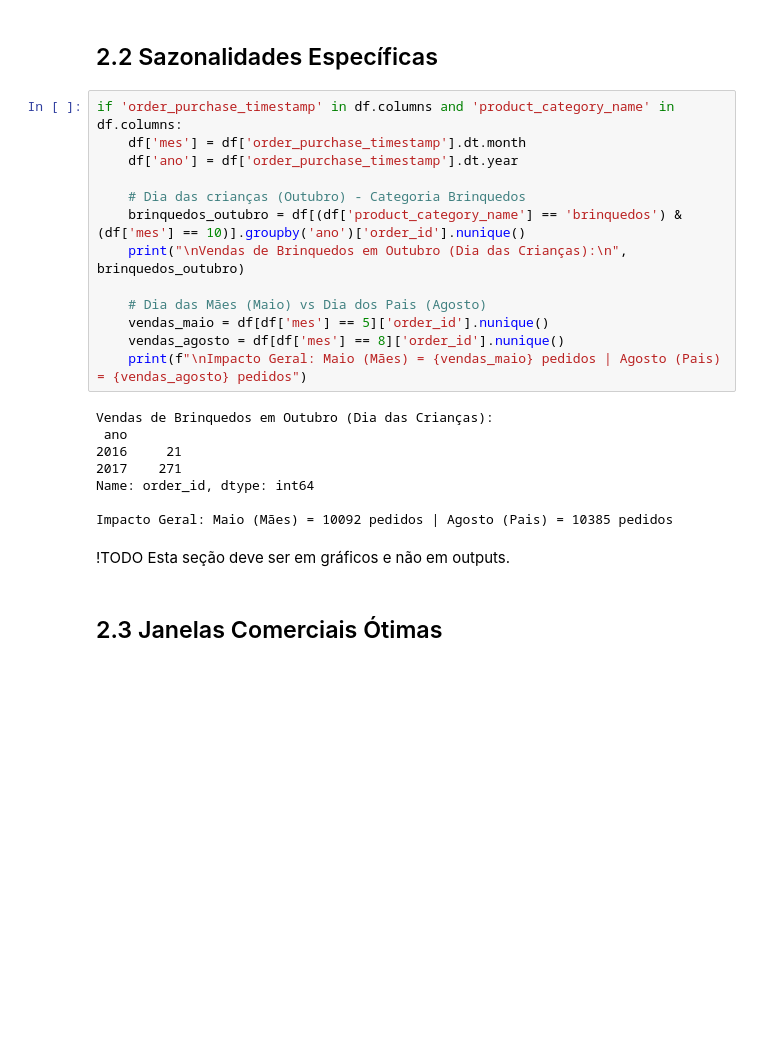
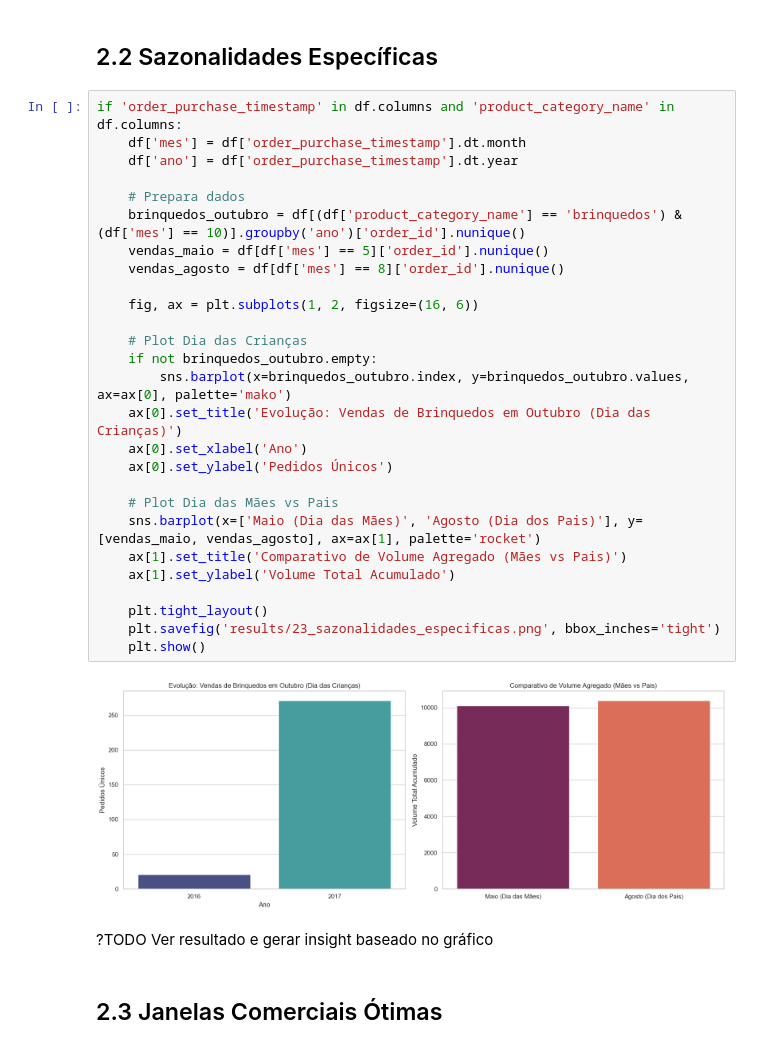
Before and after one commit to NikolasTesch/DesafioRadar, a Jupyter notebook: notebooks/main_analysis.ipynb, the cells around one changed output. Saved outputs shown, nothing was run; the diff lists cells and outputs as text; blank space fills up the shorter version.

Commit message:
hotfix: Adding insights to the analysis, 80% complete

```diff
--- a/notebooks/main_analysis.ipynb
+++ b/notebooks/main_analysis.ipynb
@@ -159,28 +163,36 @@ if 'order_purchase_timestamp' in df.columns:
 # %% [markdown]
 ## 2.2 Sazonalidades Específicas
-# %%
-if 'order_purchase_timestamp' in df.columns and 'product_category_name' in df.columns:
-    df['mes'] = df['order_purchase_timestamp'].dt.month
-    df['ano'] = df['order_purchase_timestamp'].dt.year
-
-    # Dia das crianças (Outubro) - Categoria Brinquedos
-    brinquedos_outubro = df[(df['product_category_name'] == 'brinquedos') & (df['mes'] == 10)].groupby('ano')['order_id'].nunique()
-    print("\nVendas de Brinquedos em Outubro (Dia das Crianças):\n", brinquedos_outubro)
-
-    # Dia das Mães (Maio) vs Dia dos Pais (Agosto)
-    vendas_maio = df[df['mes'] == 5]['order_id'].nunique()
-    vendas_agosto = df[df['mes'] == 8]['order_id'].nunique()
-    print(f"\nImpacto Geral: Maio (Mães) = {vendas_maio} pedidos | Agosto (Pais) = {vendas_agosto} pedidos")
-# %% [output]
-Vendas de Brinquedos em Outubro (Dia das Crianças):
- ano
-2016     21
-2017    271
-Name: order_id, dtype: int64
-
-Impacto Geral: Maio (Mães) = 10092 pedidos | Agosto (Pais) = 10385 pedidos
-# %% [markdown]
-!TODO Esta seção deve ser em gráficos e não em outputs.
+# %%
+if 'order_purchase_timestamp' in df.columns and 'product_category_name' in df.columns:
+    df['mes'] = df['order_purchase_timestamp'].dt.month
+    df['ano'] = df['order_purchase_timestamp'].dt.year
+
+    # Prepara dados
+    brinquedos_outubro = df[(df['product_category_name'] == 'brinquedos') & (df['mes'] == 10)].groupby('ano')['order_id'].nunique()
+    vendas_maio = df[df['mes'] == 5]['order_id'].nunique()
+    vendas_agosto = df[df['mes'] == 8]['order_id'].nunique()
+
+    fig, ax = plt.subplots(1, 2, figsize=(16, 6))
+
+    # Plot Dia das Crianças
+    if not brinquedos_outubro.empty:
+        sns.barplot(x=brinquedos_outubro.index, y=brinquedos_outubro.values, ax=ax[0], palette='mako')
+    ax[0].set_title('Evolução: Vendas de Brinquedos em Outubro (Dia das Crianças)')
+    ax[0].set_xlabel('Ano')
+    ax[0].set_ylabel('Pedidos Únicos')
+
+    # Plot Dia das Mães vs Pais
+    sns.barplot(x=['Maio (Dia das Mães)', 'Agosto (Dia dos Pais)'], y=[vendas_maio, vendas_agosto], ax=ax[1], palette='rocket')
+    ax[1].set_title('Comparativo de Volume Agregado (Mães vs Pais)')
+    ax[1].set_ylabel('Volume Total Acumulado')
+
+    plt.tight_layout()
+    plt.savefig('results/23_sazonalidades_especificas.png', bbox_inches='tight')
+    plt.show()
+# %% [output]
+[figure, added]
+# %% [markdown]
+?TODO Ver resultado e gerar insight baseado no gráfico
 # %% [markdown]
 ## 2.3 Janelas Comerciais Ótimas
 # %%
```
Also changed, not shown: parts of 52 cells of this notebook.
